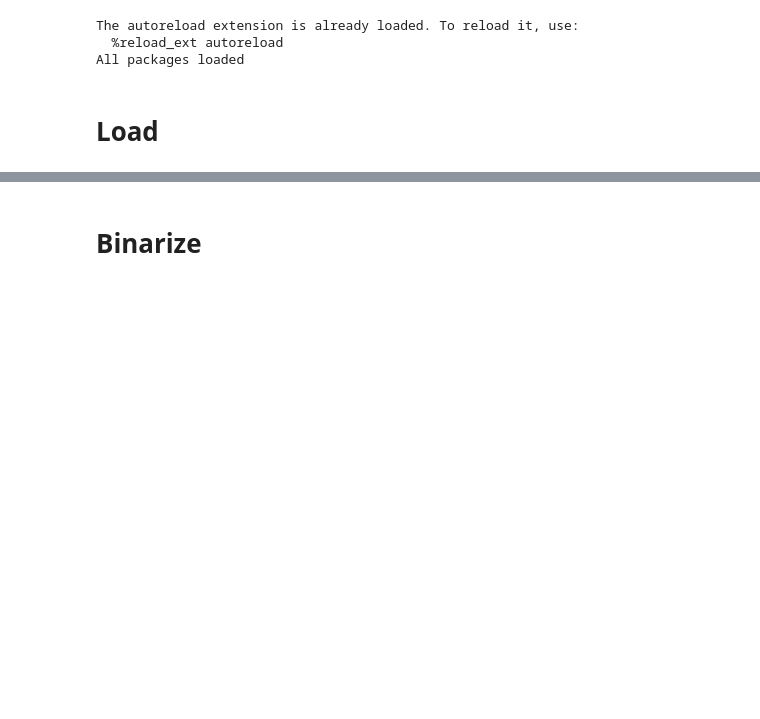
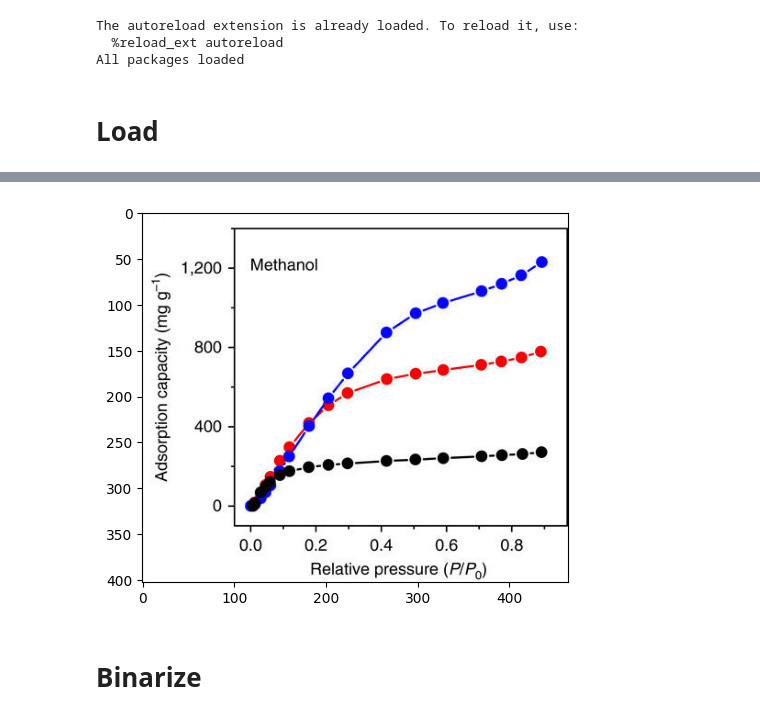
Before and after one commit to Imperssonator/fairplay, a Jupyter notebook: notebooks/2021-09-08-py39-refresh.ipynb, the cells around one changed output, grey strips where cells are left out. Saved outputs shown, nothing was run; the diff lists cells and outputs as text; code cells hidden in the pictures; blank space fills up the shorter version.

```diff
--- a/notebooks/2021-09-08-py39-refresh.ipynb
+++ b/notebooks/2021-09-08-py39-refresh.ipynb
@@ -31,7 +31,7 @@ temp_dir = Path('../data/temp/')
 # %% [markdown]
 # Load
 # %%
-example = examples_dir.joinpath('example107.png').as_posix()
+example = examples_dir.joinpath('example102.jpg').as_posix()
 
 img = cv2.imread(example)
 m,n,p=img.shape
@@ -44,3 +42,4 @@ implot = plt.imshow(img)
+[figure, added]
 # %% [markdown]
 # Binarize
 # %%
```
Also changed, not shown: parts of 20 cells of this notebook, 8 other files.
